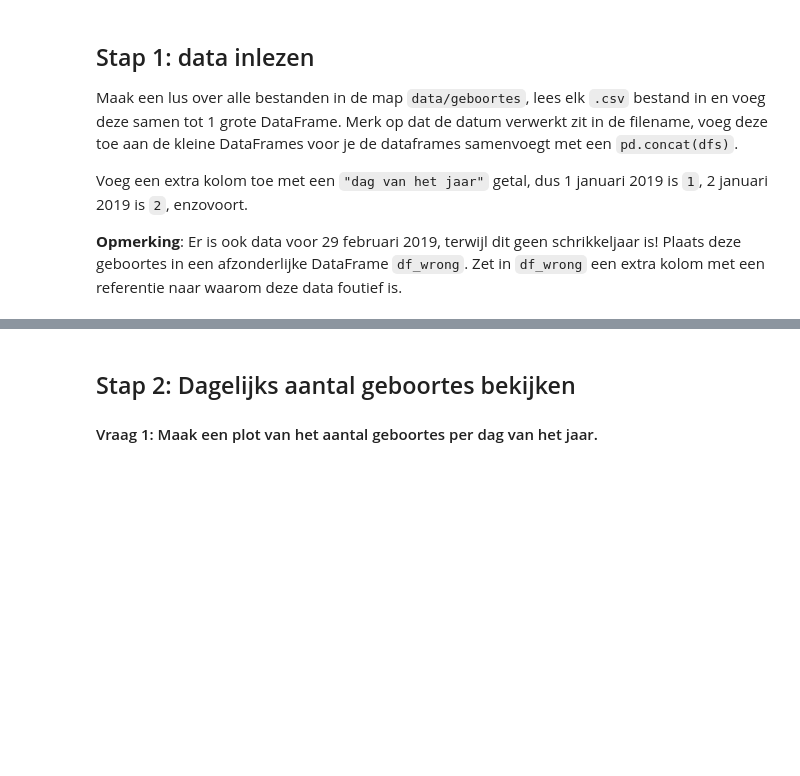
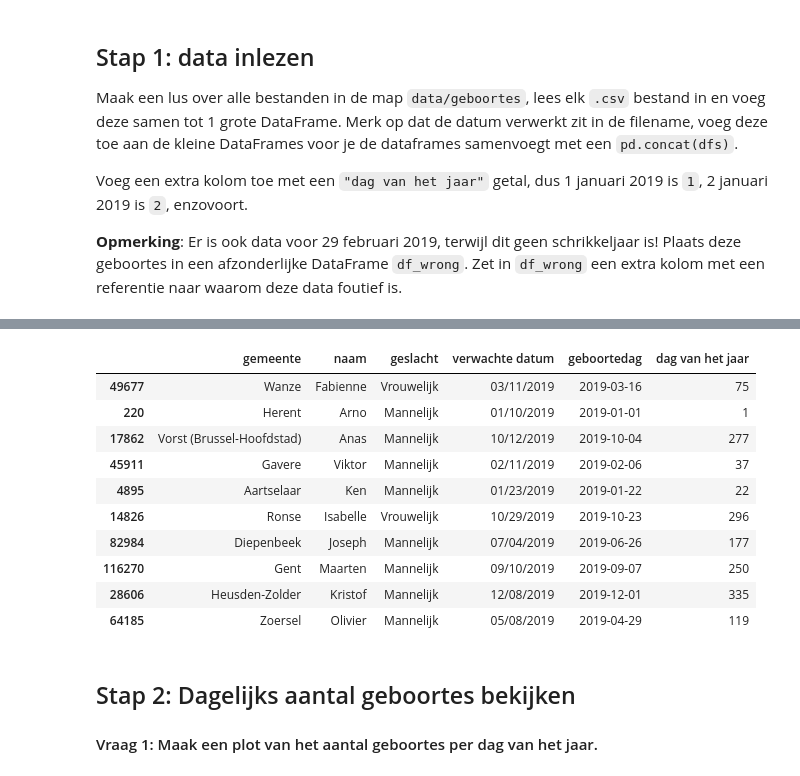
Before and after one commit to SarahDC7/ExamenDeel1, a Jupyter notebook: notebooks/examen_deel1.ipynb, the cells around one changed output, grey strips where cells are left out. Saved outputs shown, nothing was run; the diff lists cells and outputs as text; code cells hidden in the pictures; blank space fills up the shorter version.

```diff
--- a/notebooks/examen_deel1.ipynb
+++ b/notebooks/examen_deel1.ipynb
@@ -82,3 +120,17 @@ Voeg een extra kolom toe met een `"dag van het jaar"` getal, dus 1 januari 2019
+# %%
+df_geboortes.sample(10)
+# %% [output]
+|  | gemeente | naam | geslacht | verwachte datum | geboortedag | dag van het jaar |
+| 49677 | Wanze | Fabienne | Vrouwelijk | 03/11/2019 | 2019-03-16 | 75 |
+| 220 | Herent | Arno | Mannelijk | 01/10/2019 | 2019-01-01 | 1 |
+| 17862 | Vorst (Brussel-Hoofdstad) | Anas | Mannelijk | 10/12/2019 | 2019-10-04 | 277 |
+| 45911 | Gavere | Viktor | Mannelijk | 02/11/2019 | 2019-02-06 | 37 |
+| 4895 | Aartselaar | Ken | Mannelijk | 01/23/2019 | 2019-01-22 | 22 |
+| 14826 | Ronse | Isabelle | Vrouwelijk | 10/29/2019 | 2019-10-23 | 296 |
+| 82984 | Diepenbeek | Joseph | Mannelijk | 07/04/2019 | 2019-06-26 | 177 |
+| 116270 | Gent | Maarten | Mannelijk | 09/10/2019 | 2019-09-07 | 250 |
+| 28606 | Heusden-Zolder | Kristof | Mannelijk | 12/08/2019 | 2019-12-01 | 335 |
+| 64185 | Zoersel | Olivier | Mannelijk | 05/08/2019 | 2019-04-29 | 119 |
 # %% [markdown]
 ## Stap 2: Dagelijks aantal geboortes bekijken
 #### Vraag 1: Maak een plot van het aantal geboortes per dag van het jaar.
```
Also changed, not shown: parts of 17 cells of this notebook.
